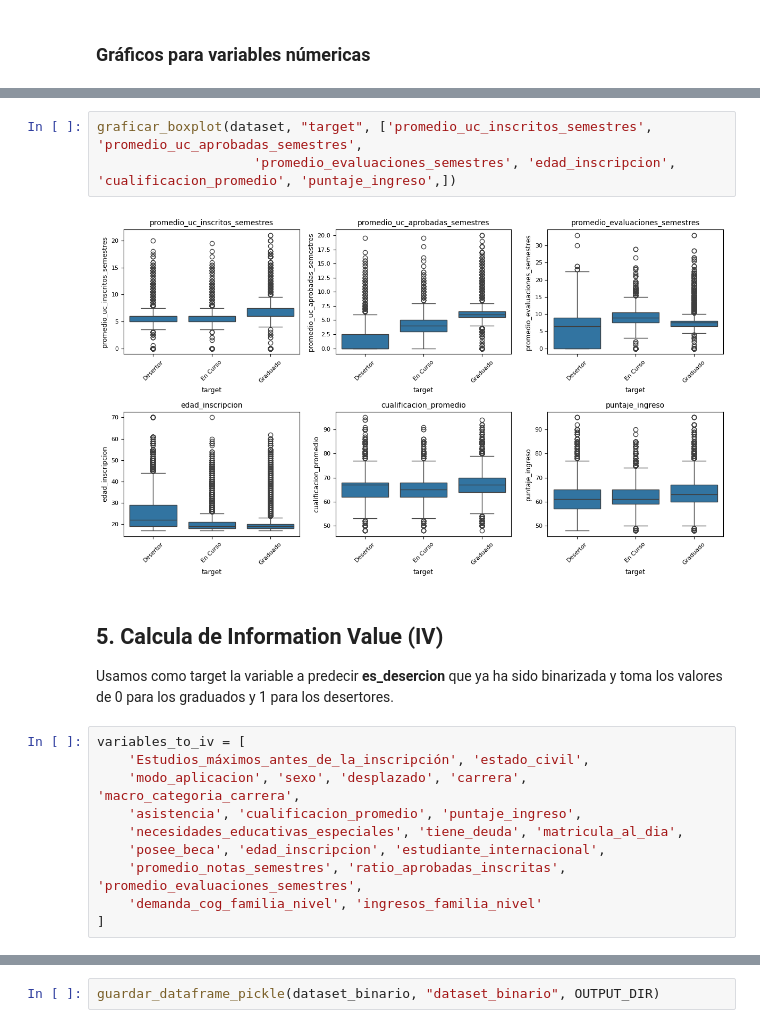
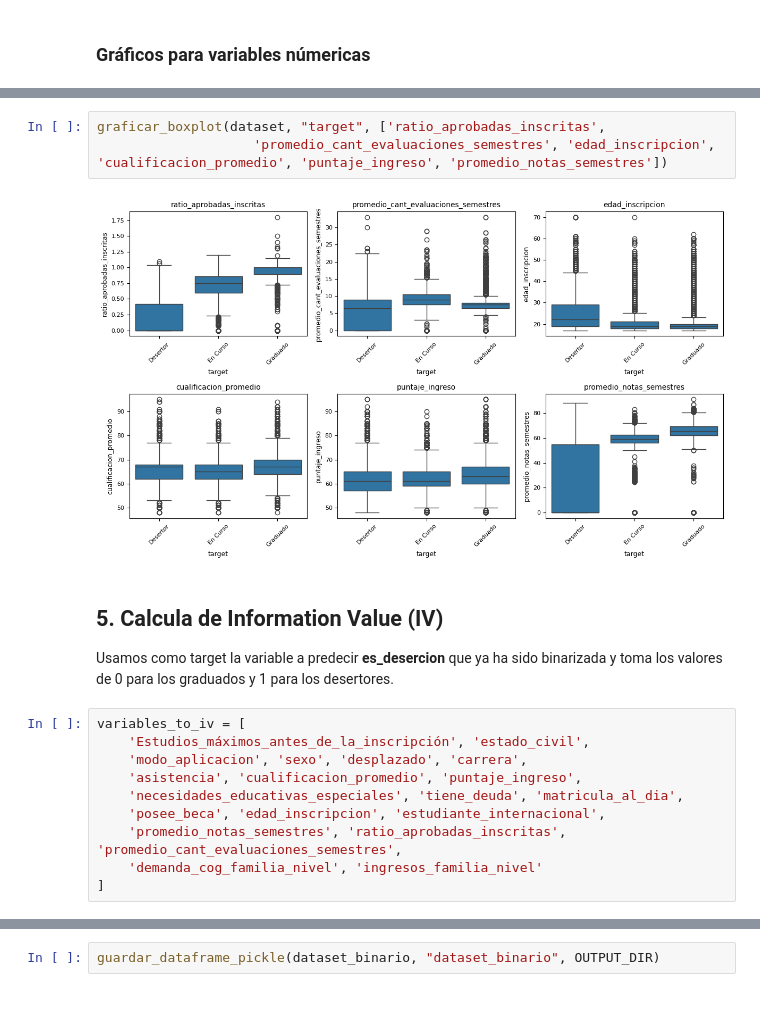
Before and after one commit to diegorojasucv/tp-1-aa, a Jupyter notebook: notebooks/eda.ipynb, the cells around one changed output, grey strips where cells are left out. Drawn from its saved outputs; the diff is of its cells as text.

```diff
--- a/notebooks/eda.ipynb
+++ b/notebooks/eda.ipynb
@@ -159,8 +151,8 @@ graficar_barras_apiladas(dataset, "target", ['Estudios_máximos_antes_de_la_insc
 # %%
-graficar_boxplot(dataset, "target", ['promedio_uc_inscritos_semestres', 'promedio_uc_aprobadas_semestres',
-                    'promedio_evaluaciones_semestres', 'edad_inscripcion', 'cualificacion_promedio', 'puntaje_ingreso',])
+graficar_boxplot(dataset, "target", ['ratio_aprobadas_inscritas',
+                    'promedio_cant_evaluaciones_semestres', 'edad_inscripcion', 'cualificacion_promedio', 'puntaje_ingreso', 'promedio_notas_semestres'])
 # %% [output]
-[figure, old version]
+[figure, new version]
 # %% [markdown]
 ## 5. Calcula de Information Value (IV)
 
@@ -168,11 +160,11 @@ Usamos como target la variable a predecir **es_desercion** que ya ha sido binari
 # %%
 variables_to_iv = [
     'Estudios_máximos_antes_de_la_inscripción', 'estado_civil',
-    'modo_aplicacion', 'sexo', 'desplazado', 'carrera', 'macro_categoria_carrera',
+    'modo_aplicacion', 'sexo', 'desplazado', 'carrera',
     'asistencia', 'cualificacion_promedio', 'puntaje_ingreso',
     'necesidades_educativas_especiales', 'tiene_deuda', 'matricula_al_dia',
     'posee_beca', 'edad_inscripcion', 'estudiante_internacional',
-    'promedio_notas_semestres', 'ratio_aprobadas_inscritas', 'promedio_evaluaciones_semestres',
+    'promedio_notas_semestres', 'ratio_aprobadas_inscritas', 'promedio_cant_evaluaciones_semestres',
     'demanda_cog_familia_nivel', 'ingresos_familia_nivel'
 ]
 # %%
```
Also changed, not shown: parts of 11 cells of this notebook, 4 other files.
